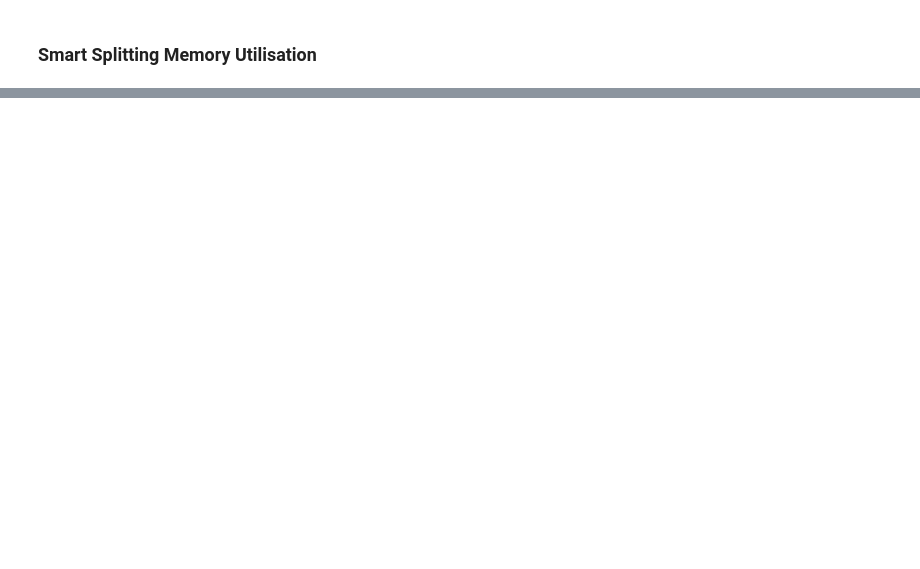
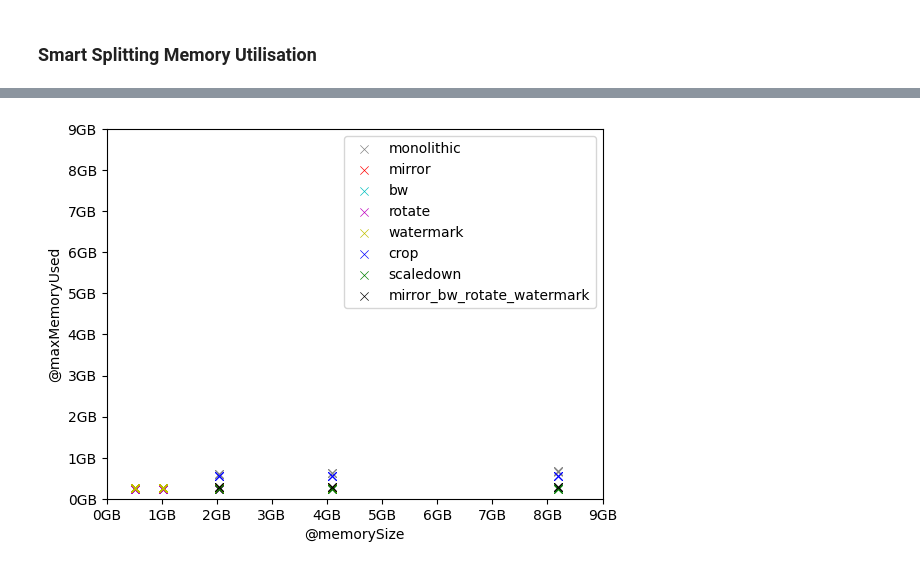
Before and after one commit to serverless-video-processing/lambda-pipeline, a Jupyter notebook: lambda-code-step/memory-analysis/memusage_plot.ipynb, the cells around one changed output, grey strips where cells are left out. Cells and saved outputs as stored; diff of their text form; code cells hidden in the pictures; blank space fills up the shorter version.

```diff
--- a/lambda-code-step/memory-analysis/memusage_plot.ipynb
+++ b/lambda-code-step/memory-analysis/memusage_plot.ipynb
@@ -38,0 +81,35 @@ plt.show()
+# %%
+DATAPATH = "./log-insight-data/"
+RUN = "pipeline-app-step-noS3"
+stage="monolithic"
+manualSplitColors = {'crop': 'b', 'scaledown':'g', 'mirror':'r', 'bw':'c', 'rotate':'m', 'watermark': 'y'}
+fig, ax = plt.subplots()
+memUsageDF = pd.read_csv(DATAPATH+RUN+".csv", usecols=["@maxMemoryUsed", "@memorySize"])/1e9
+sns.scatterplot(memUsageDF, x="@memorySize", y="@maxMemoryUsed", color="grey", label="{}".format(stage), marker='x')
+
+
+
+DATAPATH = "./log-insight-data/"
+RUN = "profile-step-split-num30-v5/"
+# manualSplitColors = {'crop': 'b', 'scaledown':'g', 'mirror':'r', 'bw':'c', 'rotate':'m', 'watermark': 'y'}
+manualSplitColors = {'mirror':'r', 'bw':'c', 'rotate':'m', 'watermark': 'y'}
+for stage, col in manualSplitColors.items():
+    memUsageDF = pd.read_csv(DATAPATH+RUN+stage+".csv", usecols=["@maxMemoryUsed", "@memorySize"])/1e9
+    sns.scatterplot(memUsageDF, x="@memorySize", y="@maxMemoryUsed", color=col, label="{}".format(stage), marker='x')
+
+smartSplitColors = {'crop': 'b', 'scaledown':'g', 'mirror_bw_rotate_watermark':'black'}
+DATAPATH = "./log-insight-data/"
+RUN = "profile-step-agg-8min-v6/"
+# fig, ax = plt.subplots()
+for stage, col in smartSplitColors.items():
+    memUsageDF = pd.read_csv(DATAPATH+RUN+stage+".csv", usecols=["@maxMemoryUsed", "@memorySize"])/1e9
+    sns.scatterplot(memUsageDF[5:], x="@memorySize", y="@maxMemoryUsed", color=col, label="{}".format(stage), marker='x')
+ax.set_xlim(0, 9)
+ax.set_ylim(0, 9)
+
+plt.gca().xaxis.set_major_formatter(FormatStrFormatter('%dGB'))
+plt.gca().yaxis.set_major_formatter(FormatStrFormatter('%dGB'))
+plt.legend()
+plt.show()
+# %% [output]
+[figure, added]
```
Also changed, not shown: parts of 6 cells of this notebook, 3 other files.
